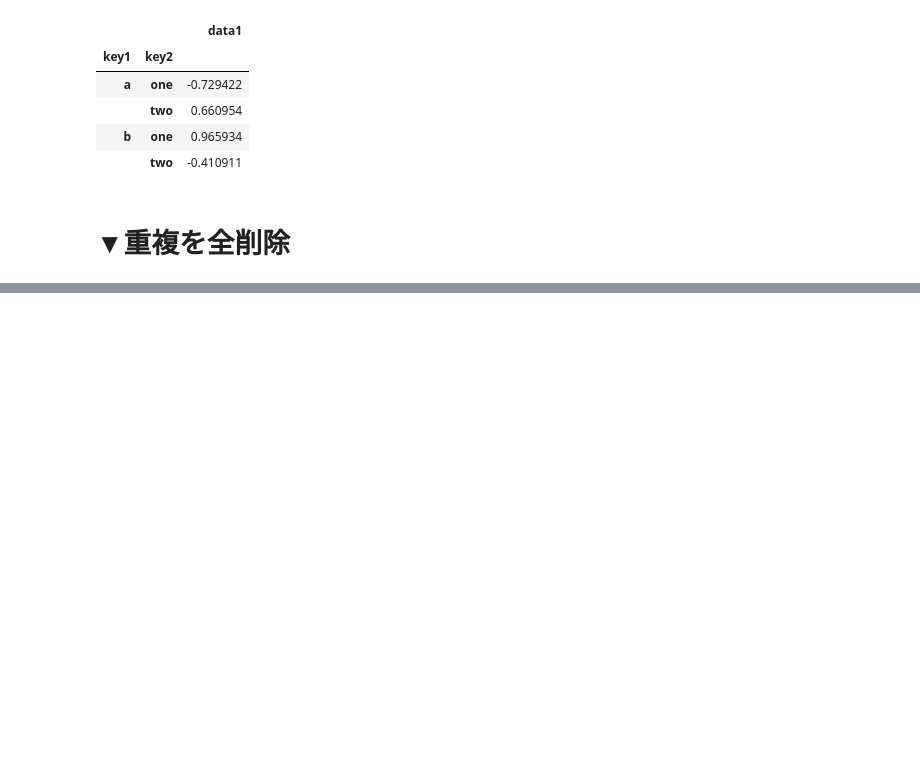
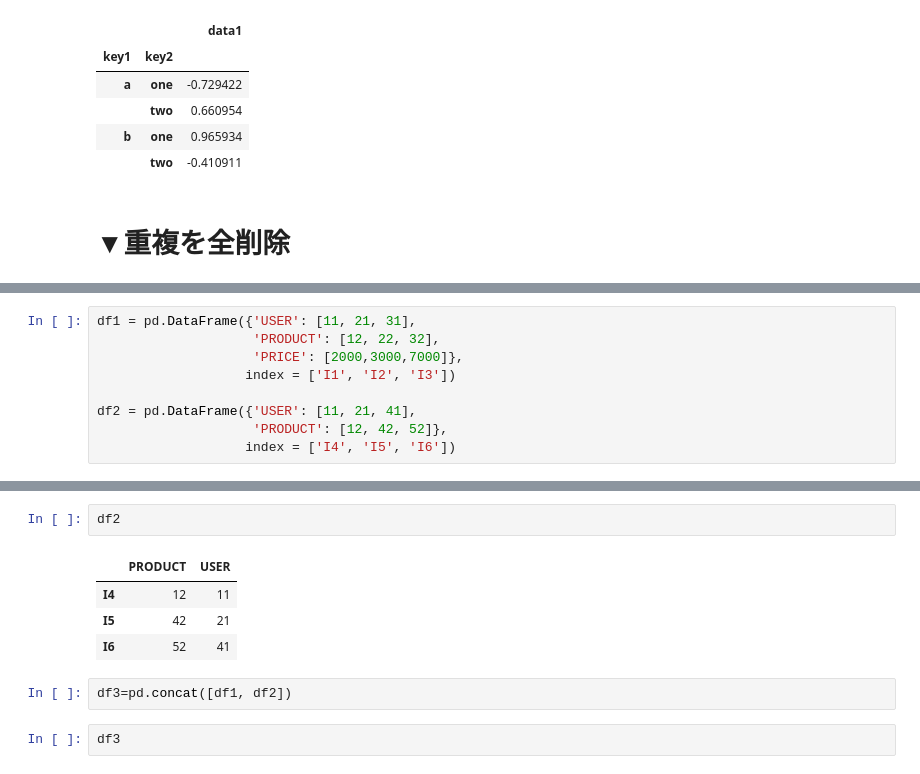
Before and after one commit to kinotsurayasu/python, a Jupyter notebook: Pandas.ipynb, the cells around one changed output, grey strips where cells are left out. Drawn from its saved outputs; the diff is of its cells as text; blank space fills up the shorter version.

```diff
--- a/Pandas.ipynb
+++ b/Pandas.ipynb
@@ -597,0 +592,9 @@ KeyError: 'Dummy'
+# %%
+df1 = pd.DataFrame({'USER': [11, 21, 31],
+                    'PRODUCT': [12, 22, 32],
+                    'PRICE': [2000,3000,7000]},
+                   index = ['I1', 'I2', 'I3'])
+
+df2 = pd.DataFrame({'USER': [11, 21, 41],
+                    'PRODUCT': [12, 42, 52]},
+                   index = ['I4', 'I5', 'I6'])
@@ -597,0 +608,11 @@ KeyError: 'Dummy'
+# %%
+df2
+# %% [output]
+|  | PRODUCT | USER |
+| I4 | 12 | 11 |
+| I5 | 42 | 21 |
+| I6 | 52 | 41 |
+# %%
+df3=pd.concat([df1, df2])
+# %%
+df3
```
Also changed, not shown: parts of 4 cells of this notebook.
